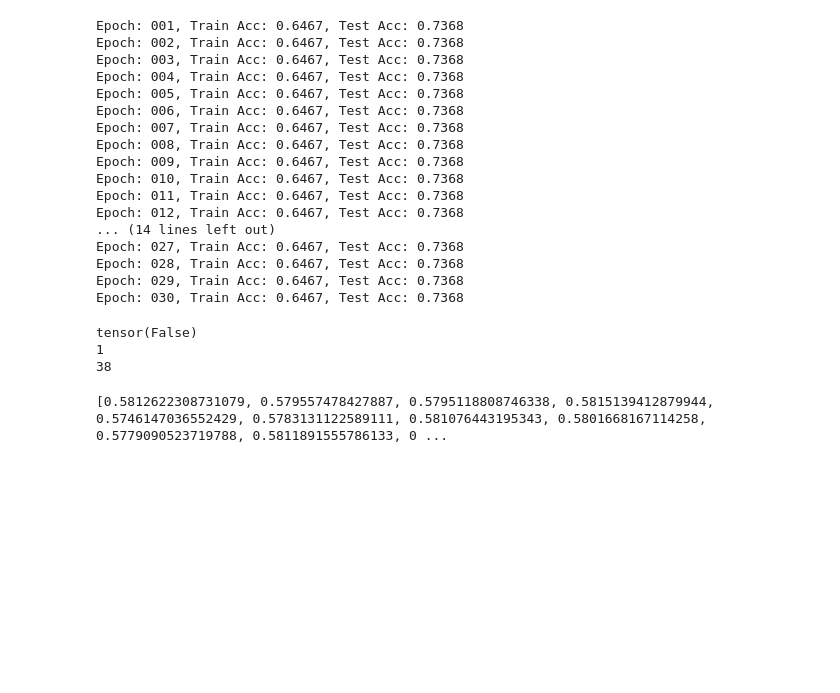
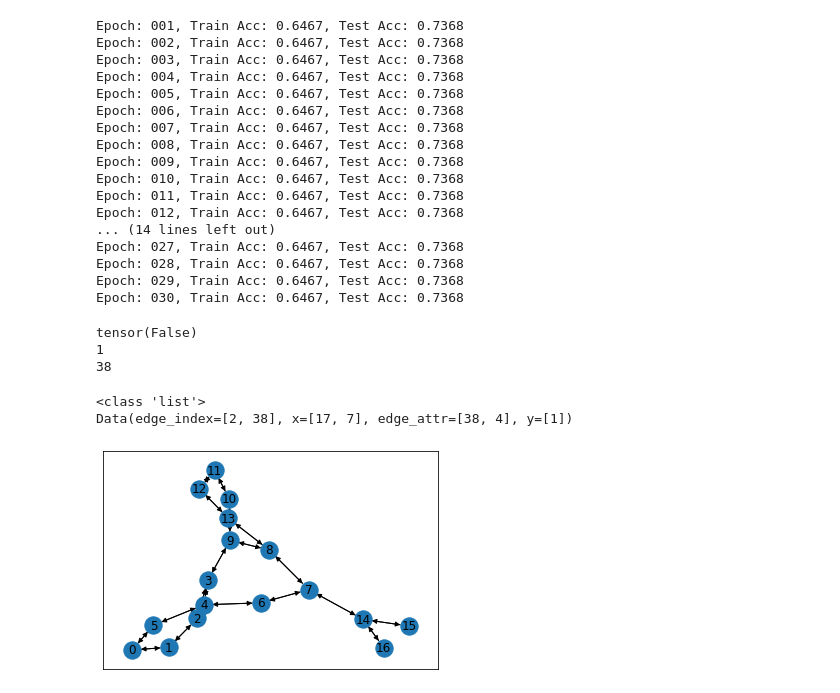
Before and after one commit to ZongyangYue/CS249ExplainGNN, a Jupyter notebook: GCN_MUTAG.ipynb, the cells around one changed output. Cells and saved outputs as stored; diff of their text form; code cells hidden in the pictures; blank space fills up the shorter version.

```diff
--- a/GCN_MUTAG.ipynb
+++ b/GCN_MUTAG.ipynb
@@ -263,14 +263,8 @@ def process_one_graph(data):
             sub_graphs.append((target_idx, data.subgraph(subset=_subset)))
     return sub_graphs
 
-
-
-dataset = 'MUTAG'
-path = osp.join(osp.dirname(osp.realpath("__file__")), '..', 'data', 'TUDataset')
-transform = T.Compose([T.GCNNorm(), T.NormalizeFeatures()])
-dataset = TUDataset(path, dataset, transform=None)
-
 pred_list = []
+all_graphs = []
 all_subgraphs = []
 confidences = []
 for idx, data in enumerate(tqdm.tqdm(dataset)):
@@ -278,6 +272,7 @@ for idx, data in enumerate(tqdm.tqdm(dataset)):
     out = out.softmax(dim=1)
     pred = out.argmax(dim=1)
     pred_list.append(pred)
+    all_graphs.append(data)
 
     subgraphs = process_one_graph(data)
     all_subgraphs.append(subgraphs)
@@ -287,5 +282,14 @@ for idx, data in enumerate(tqdm.tqdm(dataset)):
 # for target_idx, graph in tqdm.tqdm(all_subgraphs):
 #     # nx.draw_networkx(utils.to_networkx(graph, remove_self_loops=True))
 #     # plt.show()
-# %% [output]
-[0.5812622308731079, 0.579557478427887, 0.5795118808746338, 0.5815139412879944, 0.5746147036552429, 0.5783131122589111, 0.581076443195343, 0.5801668167114258, 0.5779090523719788, 0.5811891555786133, 0 ...
+# %%
+print(type(all_graphs))
+for data in all_graphs:
+  print(data)
+  nx.draw_networkx(utils.to_networkx(data, remove_self_loops=True))
+  plt.show()
+  break
+# %% [output]
+<class 'list'>
+Data(edge_index=[2, 38], x=[17, 7], edge_attr=[38, 4], y=[1])
+[figure, added]
```
Also changed, not shown: parts of 7 cells of this notebook, 1 other file.
